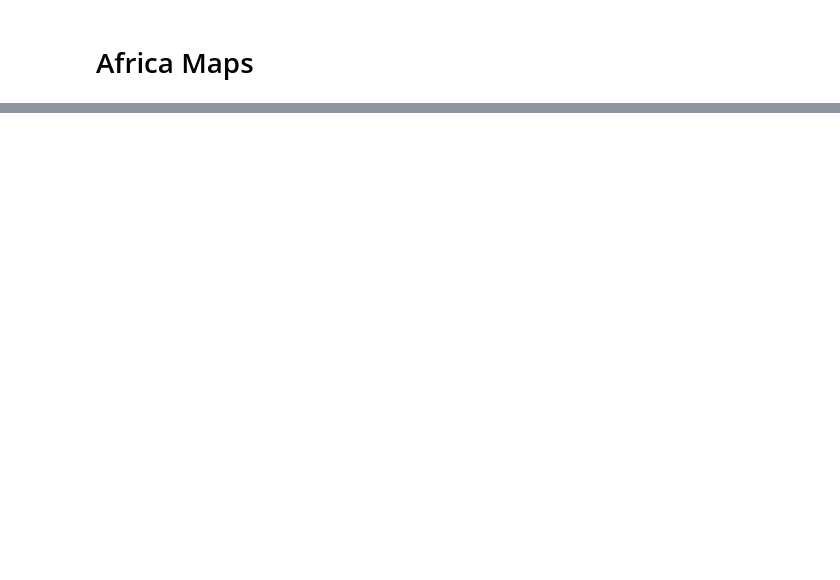
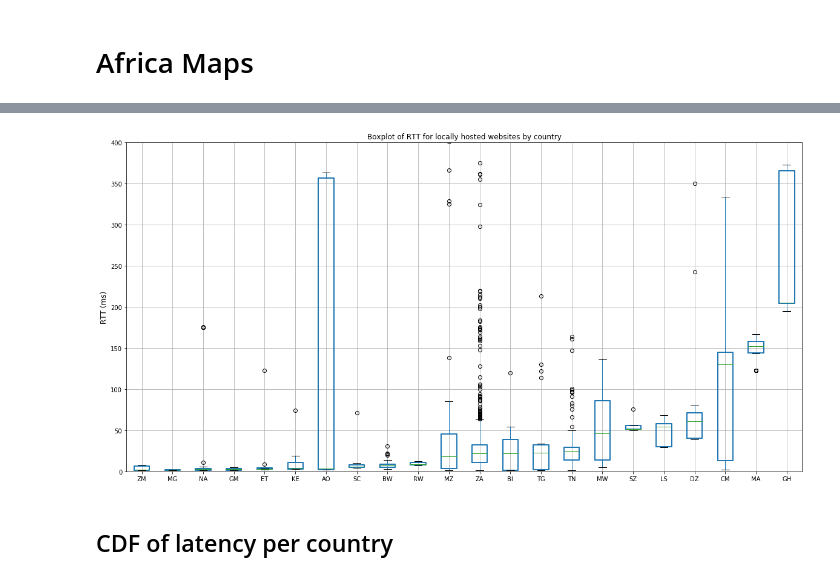
Before and after one commit to AFRINIC-Labs/content-africa-study, a Jupyter notebook: notebooks/plots.ipynb, the cells around one changed output, grey strips where cells are left out. Cells and saved outputs as stored; diff of their text form; code cells hidden in the pictures; blank space fills up the shorter version.

```diff
--- a/notebooks/plots.ipynb
+++ b/notebooks/plots.ipynb
@@ -224,17 +218,16 @@ plt.show()
 import plotly.plotly as py
 from plotly import tools
 
-df_local = pd.read_csv(DATA_PATH+"domain_rtt_local.csv", usecols=[0,3])
 
-df_local = df_local.groupby(['cc3'], as_index=False).median()
+df_local_median = df_local.groupby(['cc3'], as_index=False).median()
 
 data = [dict(
         type='choropleth',
         autocolorscale = True,
-        locations = df_local['cc3'],
-        z = df_local['rtt'].astype(float),
+        locations = df_local_median['cc3'],
+        z = df_local_median['rtt'].astype(float),
         locationmode = 'ISO-3',
-        text = df_local['rtt'],
+        text = df_local_median['rtt'],
         marker = dict(
             line = dict (
                 width = 1
@@ -296,0 +308,13 @@ py.iplot( fig, filename='d3-cloropleth-map' )
+# %%
+dslice = df_local.iloc[:,[1,2]]
+
+axes = boxplot_sorted(dslice, by=["cc"], column="rtt")
+axes.figure.set_size_inches(20,10)
+axes.set_title("Boxplot of RTT for locally hosted websites by country")
+axes.set_ylim([0,400])
+axes.set_ylabel("RTT (ms)", fontsize=12)
+plt.show()
+# %% [output]
+[figure, added]
+# %% [markdown]
+## CDF of latency per country
```
Also changed, not shown: parts of 14 cells of this notebook, 4 other files.
